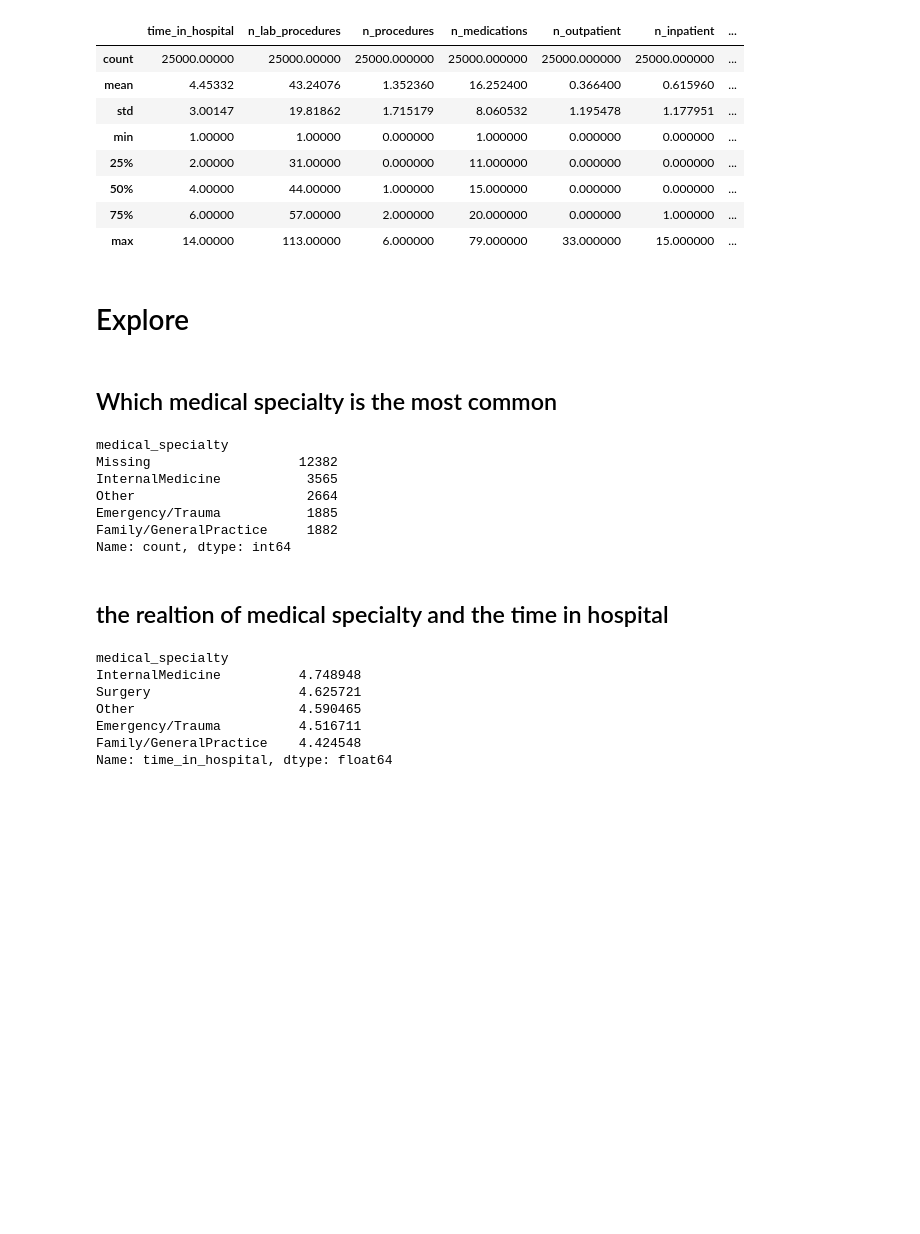
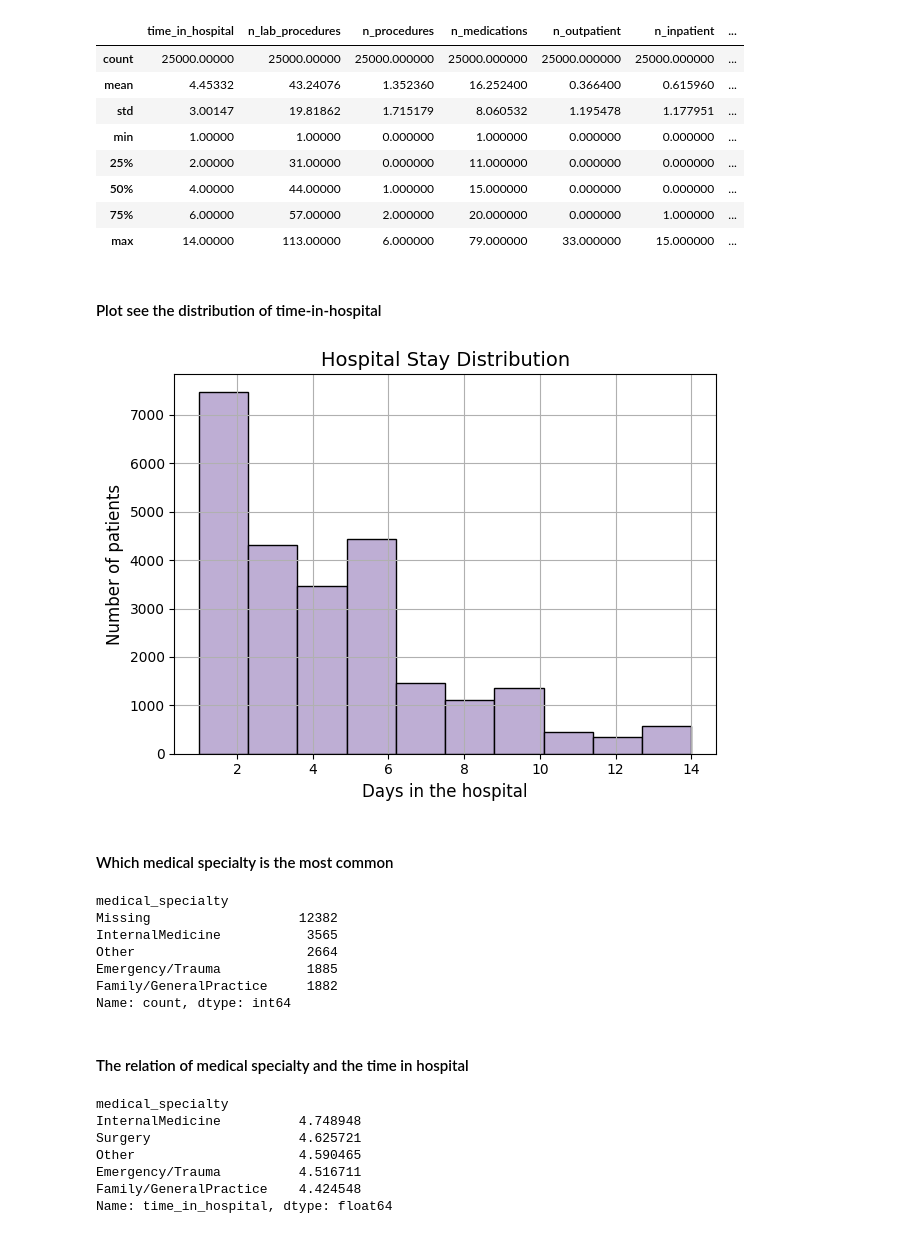
Before and after one commit to shuwangs/portfolio, a Jupyter notebook: day2-csv_analysis_pandas/day2_csv_analysis.ipynb, the cells around one changed output. Saved outputs shown, nothing was run; the diff lists cells and outputs as text; code cells hidden in the pictures; blank space fills up the shorter version.

```diff
--- a/day2-csv_analysis_pandas/day2_csv_analysis.ipynb
+++ b/day2-csv_analysis_pandas/day2_csv_analysis.ipynb
@@ -43,10 +58,21 @@ df.describe()
 | 50% | 4.00000 | 44.00000 | 1.000000 | 15.000000 | 0.000000 | 0.000000 | ... |
 | 75% | 6.00000 | 57.00000 | 2.000000 | 20.000000 | 0.000000 | 1.000000 | ... |
 | max | 14.00000 | 113.00000 | 6.000000 | 79.000000 | 33.000000 | 15.000000 | ... |
-# %% [markdown]
-# Explore
+# %% [markdown]
+#### Plot see the distribution of time-in-hospital
+# %%
+df["time_in_hospital"].hist(bins = 10, color = "#beaed4", edgecolor="black" )
+plt.xlabel("Days in the hospital", fontsize = 12)
+plt.ylabel("Number of patients", fontsize = 12)
+plt.title("Hospital Stay Distribution", fontsize = 14)
+plt.xticks(fontsize=10)
+plt.yticks(fontsize=10)
+plt.tight_layout()           # Adjusts padding nicely
+plt.show()
+# %% [output]
+[figure, added]
 # %% [markdown]
-## Which medical specialty is the most common
+#### Which medical specialty is the most common
 # %%
 df["medical_specialty"].value_counts().head()
 # %% [output]
@@ -58,7 +84,7 @@ Emergency/Trauma           1885
 Family/GeneralPractice     1882
 Name: count, dtype: int64
 # %% [markdown]
-## the realtion of  medical specialty and the time in hospital
+#### The relation of  medical specialty and the time in hospital
 # %%
 df.groupby("medical_specialty")["time_in_hospital"].mean().sort_values(ascending = False).head()
 # %% [output]
```
Also changed, not shown: parts of 12 cells of this notebook.
